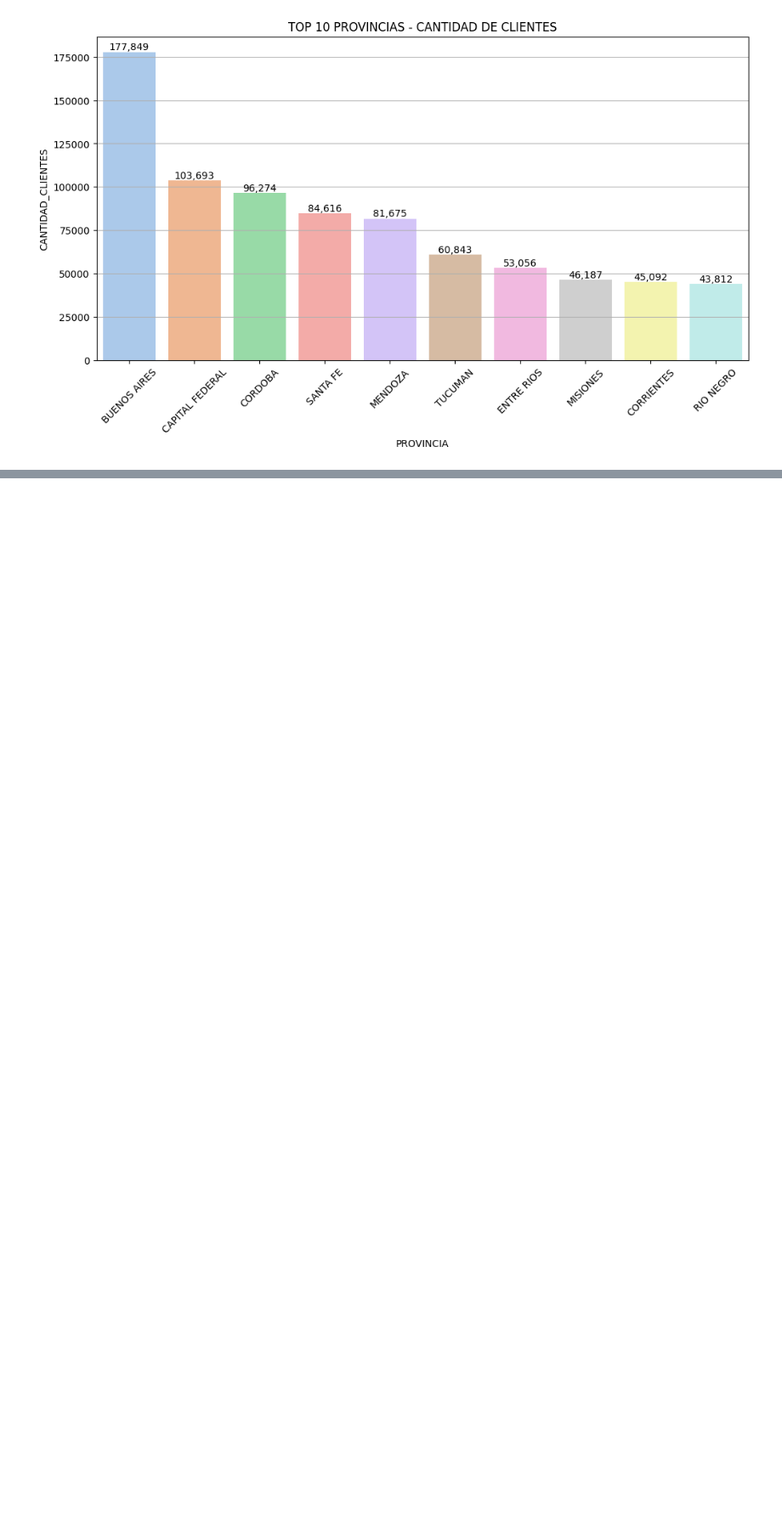
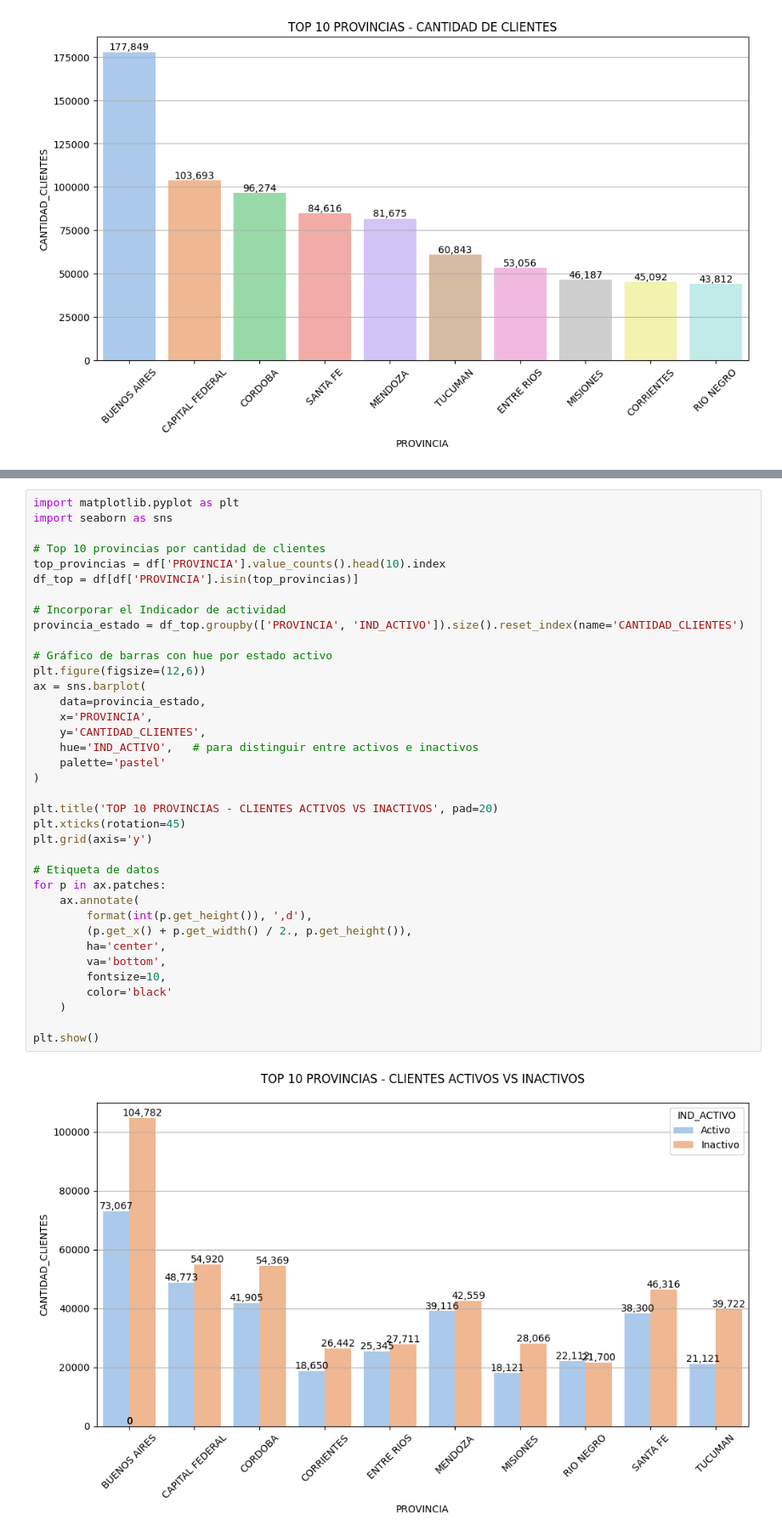
Before and after one commit to chiaravanin/CursoCoder, a Jupyter notebook: ProyectoDS_PArteIVANIN.ipynb, the cells around one changed output, grey strips where cells are left out. Shown at 85% size. Drawn from its saved outputs; the diff is of its cells as text; blank space fills up the shorter version.

```diff
--- a/ProyectoDS_PArteIVANIN.ipynb
+++ b/ProyectoDS_PArteIVANIN.ipynb
@@ -204,0 +207,39 @@ plt.show()
+# %%
+import matplotlib.pyplot as plt
+import seaborn as sns
+
+# Top 10 provincias por cantidad de clientes
+top_provincias = df['PROVINCIA'].value_counts().head(10).index
+df_top = df[df['PROVINCIA'].isin(top_provincias)]
+
+# Incorporar el Indicador de actividad
+provincia_estado = df_top.groupby(['PROVINCIA', 'IND_ACTIVO']).size().reset_index(name='CANTIDAD_CLIENTES')
+
+# Gráfico de barras con hue por estado activo
+plt.figure(figsize=(12,6))
+ax = sns.barplot(
+    data=provincia_estado,
+    x='PROVINCIA',
+    y='CANTIDAD_CLIENTES',
+    hue='IND_ACTIVO',   # para distinguir entre activos e inactivos
+    palette='pastel'
+)
+
+plt.title('TOP 10 PROVINCIAS - CLIENTES ACTIVOS VS INACTIVOS', pad=20)
+plt.xticks(rotation=45)
+plt.grid(axis='y')
+
+# Etiqueta de datos
+for p in ax.patches:
+    ax.annotate(
+        format(int(p.get_height()), ',d'),
+        (p.get_x() + p.get_width() / 2., p.get_height()),
+        ha='center',
+        va='bottom',
+        fontsize=10,
+        color='black'
+    )
+
+plt.show()
+# %% [output]
+[figure, added]
```
Also changed, not shown: parts of 8 cells of this notebook.
